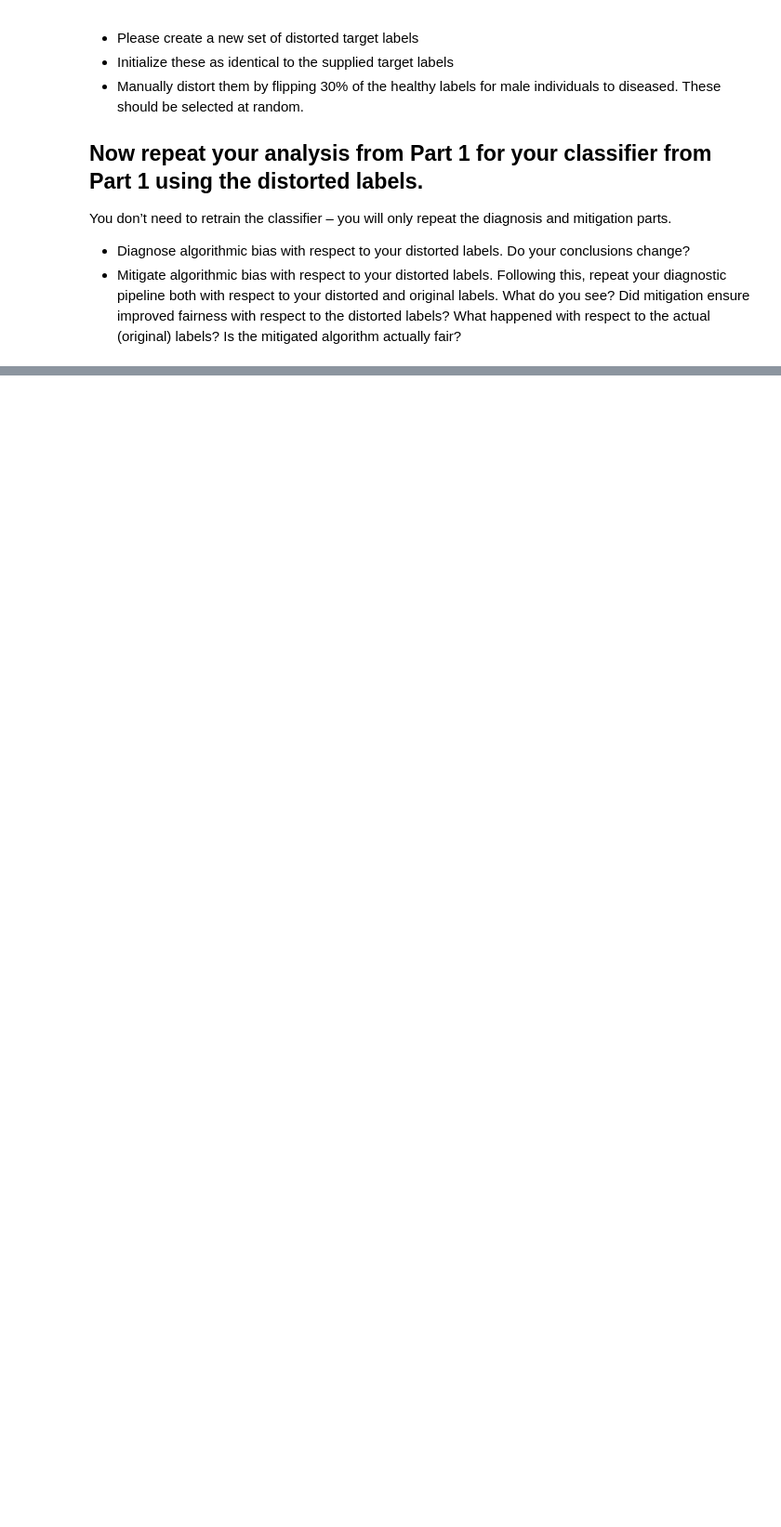
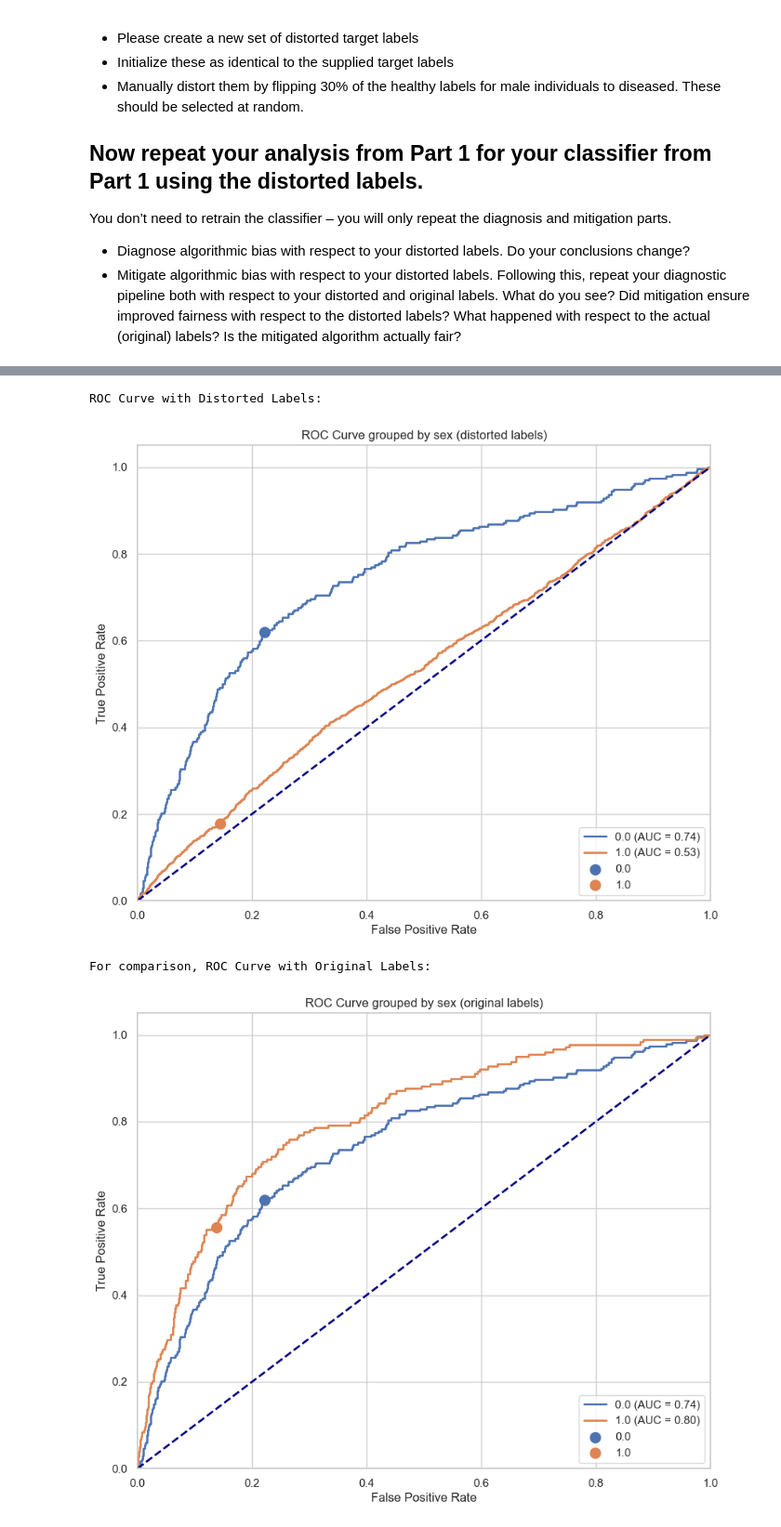
Before and after one commit to alex-tjellesen/RAI_fairness_exercise, a Jupyter notebook: exercise.ipynb, the cells around one changed output, grey strips where cells are left out. Shown at 93% size. Saved outputs shown, nothing was run; the diff lists cells and outputs as text; code cells hidden in the pictures; blank space fills up the shorter version.

```diff
--- a/exercise.ipynb
+++ b/exercise.ipynb
@@ -567,0 +700,14 @@ You don’t need to retrain the classifier – you will only repeat the diagnosi
+# %%
+# ROC curve with distorted labels
+print("ROC Curve with Distorted Labels:")
+plot_roc_simple(test_lab_distorted, test_prob, test_a, test_pred,
+                sensitive_attribute_name = 'sex (distorted labels)')
+
+print("\nFor comparison, ROC Curve with Original Labels:")
+plot_roc_simple(test_lab, test_prob, test_a, test_pred,
+                sensitive_attribute_name = 'sex (original labels)')
+# %% [output]
+ROC Curve with Distorted Labels:
+[figure, added]
+For comparison, ROC Curve with Original Labels:
+[figure, added]
```
Also changed, not shown: parts of 17 cells of this notebook.
